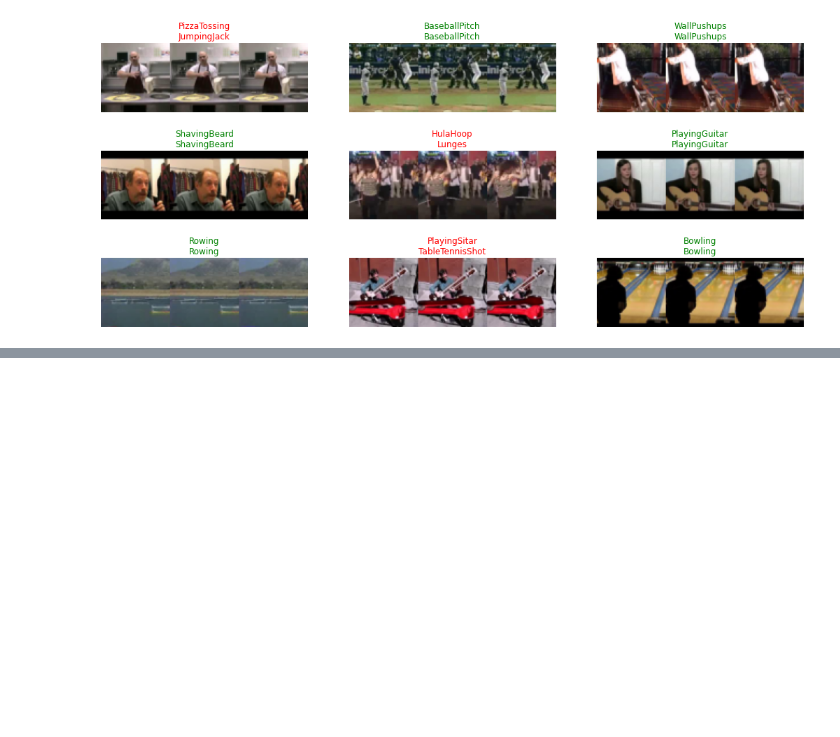
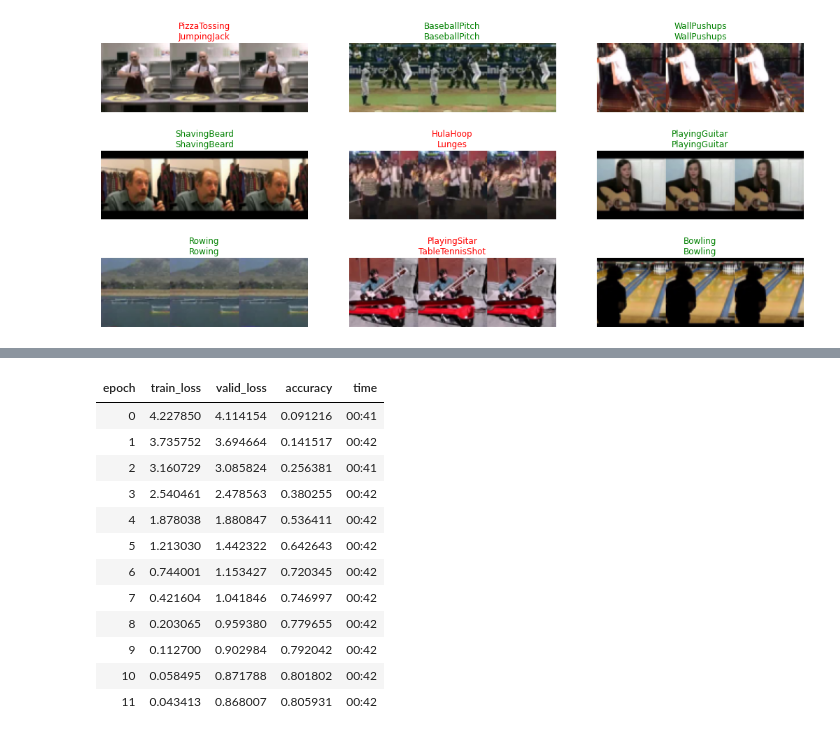
Before and after one commit to tcapelle/tcapelle.github.io, a Jupyter notebook: _notebooks/2021-03-15-image_sequences.ipynb, the cells around one changed output, grey strips where cells are left out. Cells and saved outputs as stored; diff of their text form; code cells hidden in the pictures; blank space fills up the shorter version.

```diff
--- a/_notebooks/2021-03-15-image_sequences.ipynb
+++ b/_notebooks/2021-03-15-image_sequences.ipynb
@@ -589,0 +643,16 @@ learn.show_results()
+# %%
+learn_tf.fit_one_cycle(12, 5e-4)
+# %% [output]
+| epoch | train_loss | valid_loss | accuracy | time |
+| 0 | 4.227850 | 4.114154 | 0.091216 | 00:41 |
+| 1 | 3.735752 | 3.694664 | 0.141517 | 00:42 |
+| 2 | 3.160729 | 3.085824 | 0.256381 | 00:41 |
+| 3 | 2.540461 | 2.478563 | 0.380255 | 00:42 |
+| 4 | 1.878038 | 1.880847 | 0.536411 | 00:42 |
+| 5 | 1.213030 | 1.442322 | 0.642643 | 00:42 |
+| 6 | 0.744001 | 1.153427 | 0.720345 | 00:42 |
+| 7 | 0.421604 | 1.041846 | 0.746997 | 00:42 |
+| 8 | 0.203065 | 0.959380 | 0.779655 | 00:42 |
+| 9 | 0.112700 | 0.902984 | 0.792042 | 00:42 |
+| 10 | 0.058495 | 0.871788 | 0.801802 | 00:42 |
+| 11 | 0.043413 | 0.868007 | 0.805931 | 00:42 |
```
Also changed, not shown: parts of 15 cells of this notebook, 2 other files.
